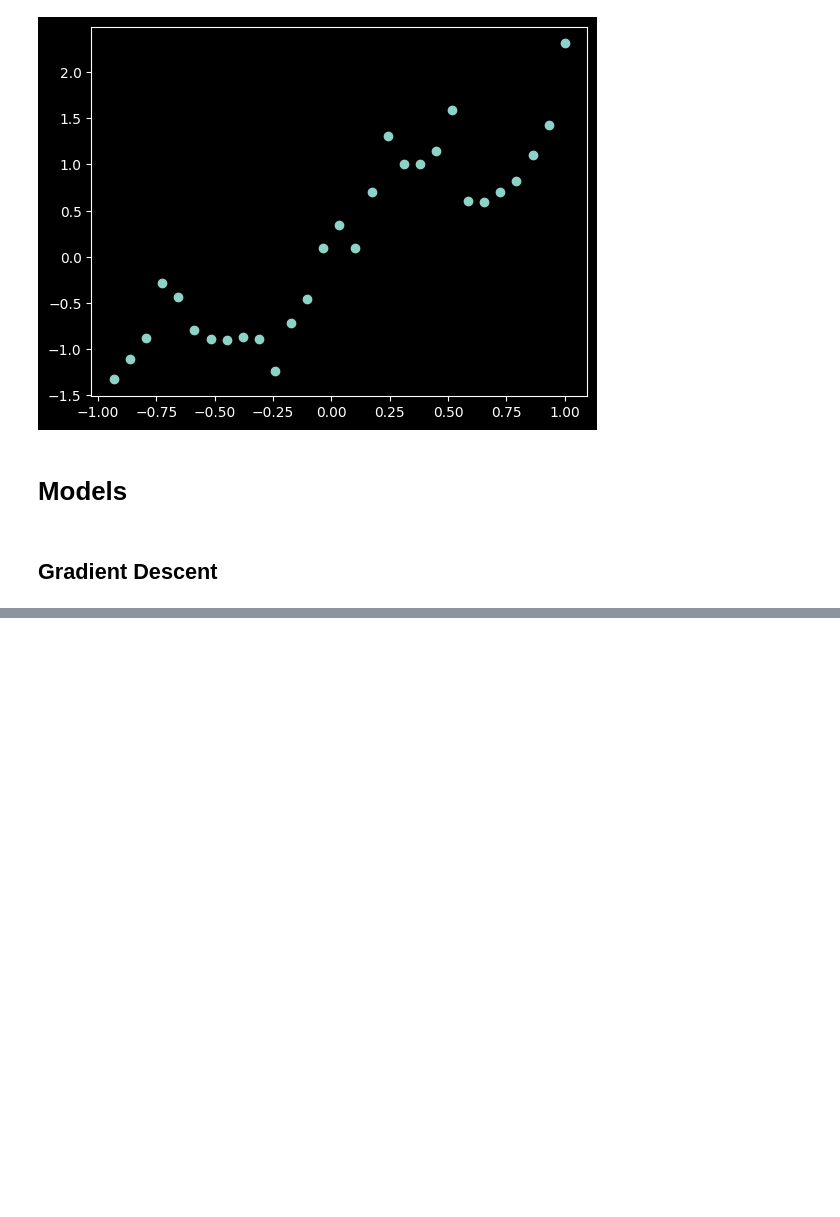
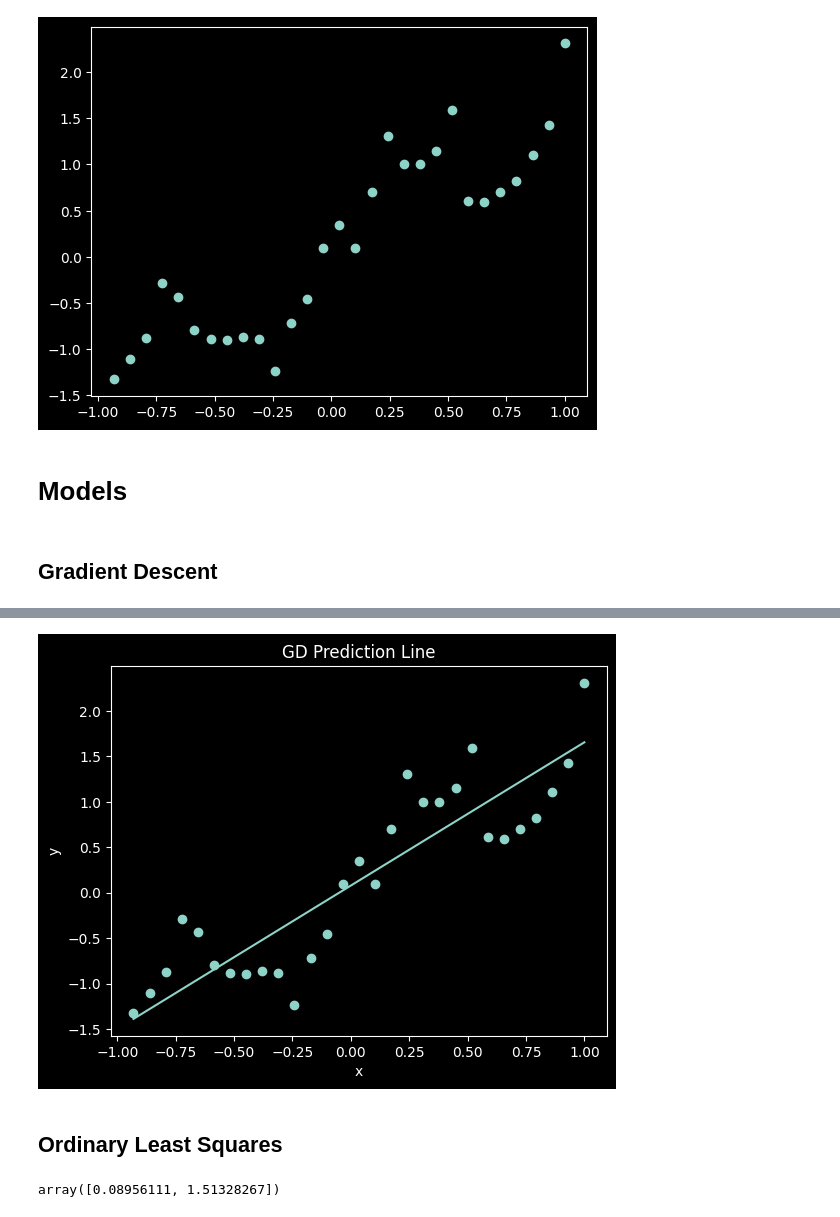
Before and after one commit to viniciuspxc/Reconhecimento_de_Padroes, a Jupyter notebook: Listas/Lista 1/Lista 01.ipynb, the cells around one changed output, grey strips where cells are left out. Saved outputs shown, nothing was run; the diff lists cells and outputs as text; code cells hidden in the pictures; blank space fills up the shorter version.

```diff
--- a/Listas/Lista 1/Lista 01.ipynb
+++ b/Listas/Lista 1/Lista 01.ipynb
@@ -60,0 +79,30 @@ GD = GradientDescent()
+# %%
+class StochasticGradientDescent:
+    def __init__(self, alpha=0.1, epochs=10):
+        self.alpha = alpha
+        self.epochs = epochs
+        self.w0 = 0
+        self.w1 = 0
+
+    def fit(self, x, y, plot=False):
+        for epoch in range(self.epochs):
+            for i in range(len(df)):
+
+                y_hat = self.w0 + self.w1 * x[i]
+                error = y[i] - y_hat
+
+                self.w0 = self.w0 + self.alpha * error
+                self.w1 = self.w1 + self.alpha * error * x[i]
+
+            if plot:
+                plot_x = [x.min(), x.max()]
+                plot_y = [self.w0 + self.w1 * x for x in plot_x]
+                plt.plot(plot_x, plot_y)
+                plt.scatter(x, y)
+                plt.show()
+        return self.w0, self.w1
+
+    def predict(self, x):
+        return self.w0 + self.w1 * x
+# %%
+SGD = StochasticGradientDescent()
@@ -60,0 +113,13 @@ GD = GradientDescent()
+# %%
+sgd_pred = SGD.predict(df['x'])
+# %%
+plt.scatter(df['x'], df['y'])
+plt.plot(df['x'], sgd_pred)
+plt.xlabel('x')
+plt.ylabel('y')
+plt.title('GD Prediction Line')
+plt.show()
+# %% [output]
+[figure, added]
+# %% [markdown]
+## Ordinary Least Squares
@@ -60,0 +150,4 @@ GD = GradientDescent()
+# %%
+OLS.fit(df['x'], df['y'])
+# %% [output]
+array([0.08956111, 1.51328267])
```
Also changed, not shown: parts of 27 cells of this notebook.
